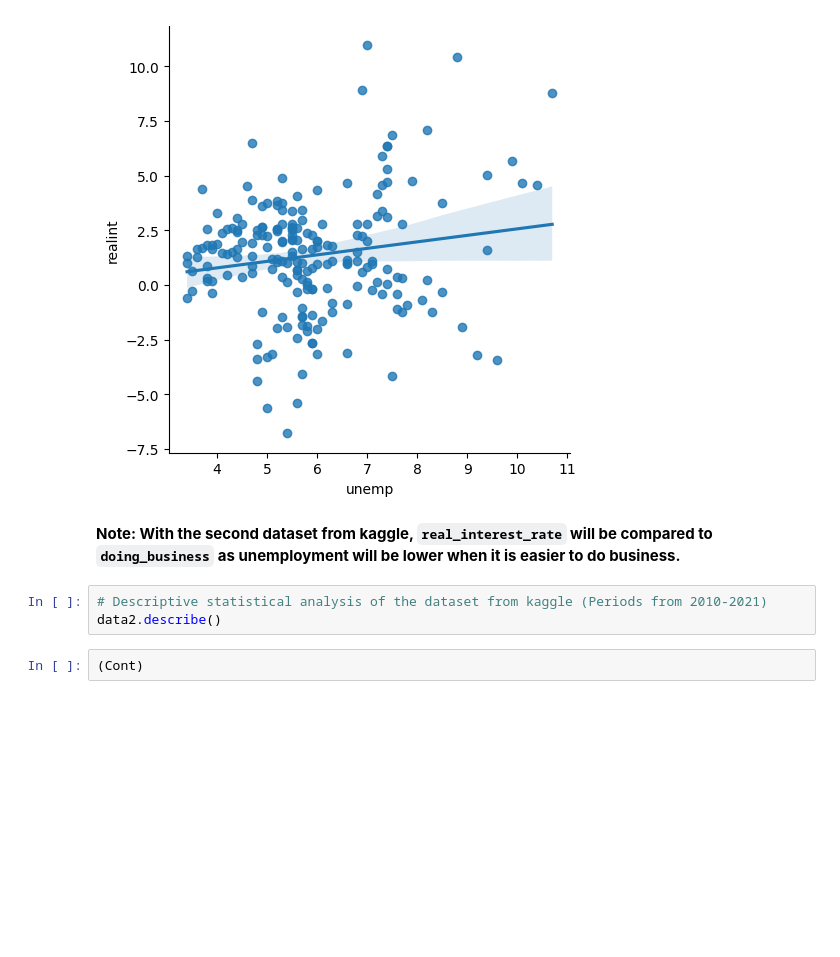
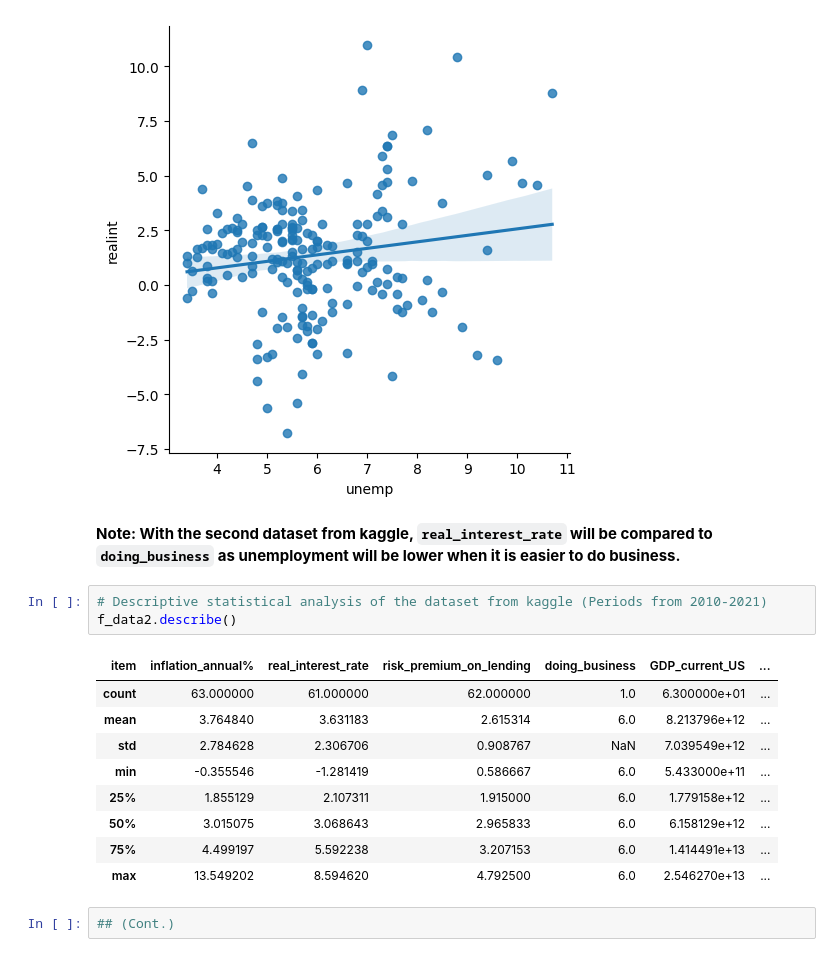
Before and after one commit to tylerchg/Personal-Project, a Jupyter notebook: Project 1/Codes for Project 1.ipynb, the cells around one changed output. Cells and saved outputs as stored; diff of their text form; blank space fills up the shorter version.

```diff
--- a/Project 1/Codes for Project 1.ipynb
+++ b/Project 1/Codes for Project 1.ipynb
@@ -425,6 +425,16 @@ sns.lmplot(x = "unemp", y = "realint", data = data)
 **Note: With the second dataset from kaggle, `real_interest_rate` will be compared to `doing_business` as unemployment will be lower when it is easier to do business.**
 # %%
 # Descriptive statistical analysis of the dataset from kaggle (Periods from 2010-2021)
-data2.describe()
+f_data2.describe()
+# %% [output]
+| item | inflation_annual% | real_interest_rate | risk_premium_on_lending | doing_business | GDP_current_US | ... |
+| count | 63.000000 | 61.000000 | 62.000000 | 1.0 | 6.300000e+01 | ... |
+| mean | 3.764840 | 3.631183 | 2.615314 | 6.0 | 8.213796e+12 | ... |
+| std | 2.784628 | 2.306706 | 0.908767 | NaN | 7.039549e+12 | ... |
+| min | -0.355546 | -1.281419 | 0.586667 | 6.0 | 5.433000e+11 | ... |
+| 25% | 1.855129 | 2.107311 | 1.915000 | 6.0 | 1.779158e+12 | ... |
+| 50% | 3.015075 | 3.068643 | 2.965833 | 6.0 | 6.158129e+12 | ... |
+| 75% | 4.499197 | 5.592238 | 3.207153 | 6.0 | 1.414491e+13 | ... |
+| max | 13.549202 | 8.594620 | 4.792500 | 6.0 | 2.546270e+13 | ... |
-# %%
-(Cont)
+# %%
+## (Cont.)
```
